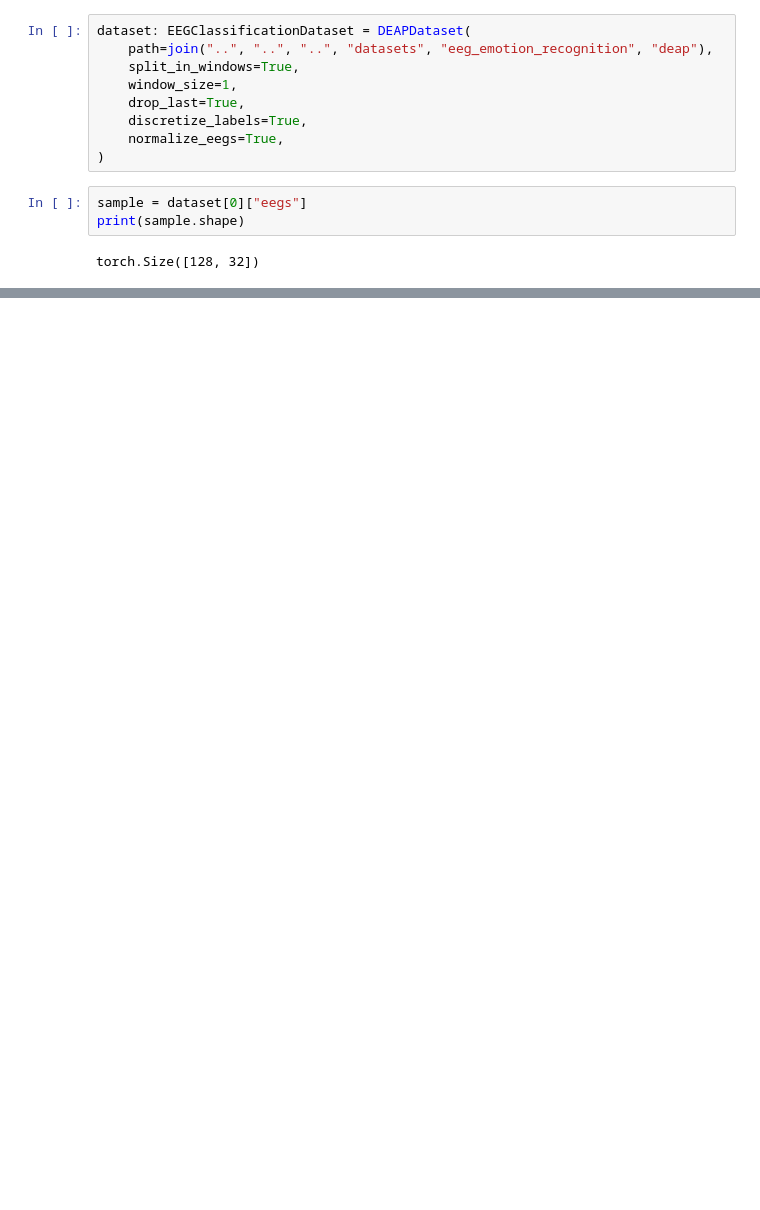
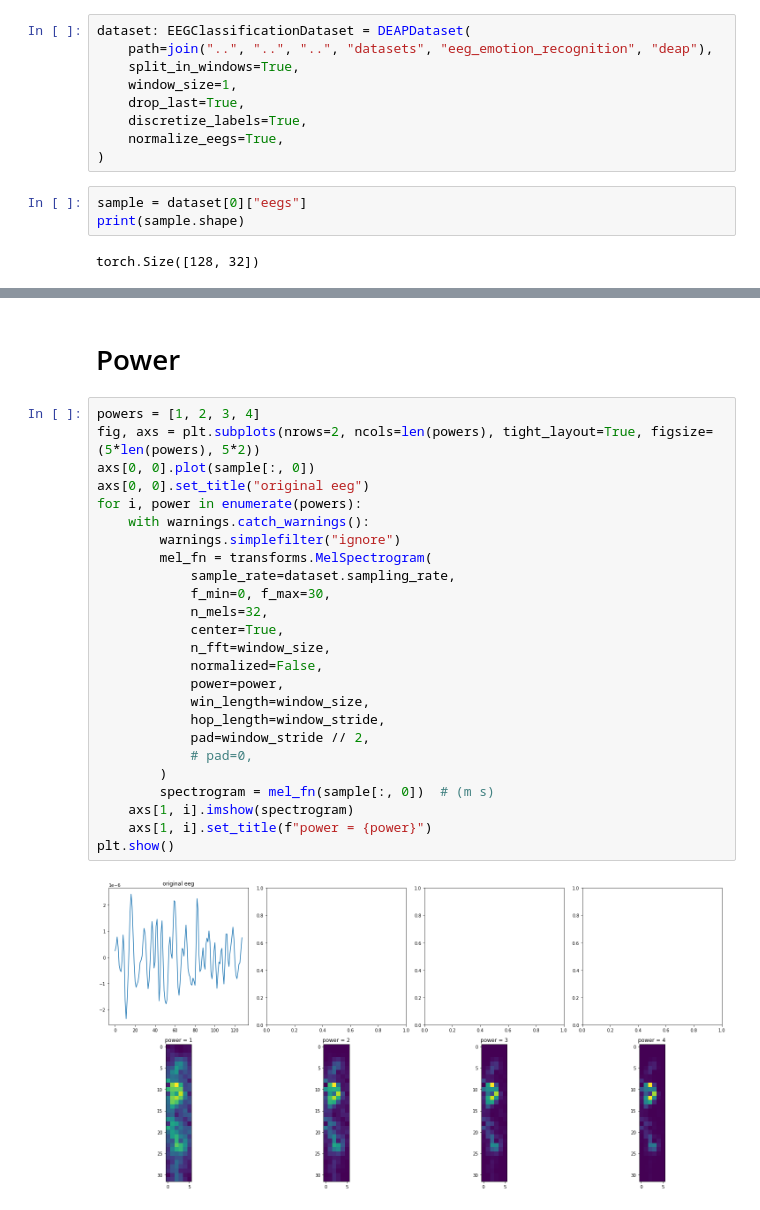
Before and after one commit to rom42pla/sateer, a Jupyter notebook: notebooks/spectrogram.ipynb, the cells around one changed output, grey strips where cells are left out. Saved outputs shown, nothing was run; the diff lists cells and outputs as text; blank space fills up the shorter version.

```diff
--- a/notebooks/spectrogram.ipynb
+++ b/notebooks/spectrogram.ipynb
@@ -39,0 +130,29 @@ Opening raw-browser...
+# %% [markdown]
+# Power
+# %%
+powers = [1, 2, 3, 4]
+fig, axs = plt.subplots(nrows=2, ncols=len(powers), tight_layout=True, figsize=(5*len(powers), 5*2))
+axs[0, 0].plot(sample[:, 0])
+axs[0, 0].set_title("original eeg")
+for i, power in enumerate(powers):
+    with warnings.catch_warnings():
+        warnings.simplefilter("ignore")
+        mel_fn = transforms.MelSpectrogram(
+            sample_rate=dataset.sampling_rate,
+            f_min=0, f_max=30,
+            n_mels=32,
+            center=True,
+            n_fft=window_size,
+            normalized=False,
+            power=power,
+            win_length=window_size,
+            hop_length=window_stride,
+            pad=window_stride // 2,
+            # pad=0,
+        )
+        spectrogram = mel_fn(sample[:, 0])  # (m s)
+    axs[1, i].imshow(spectrogram)
+    axs[1, i].set_title(f"power = {power}")
+plt.show()
+# %% [output]
+[figure, added]
```
Also changed, not shown: parts of 9 cells of this notebook, 1 other file.
